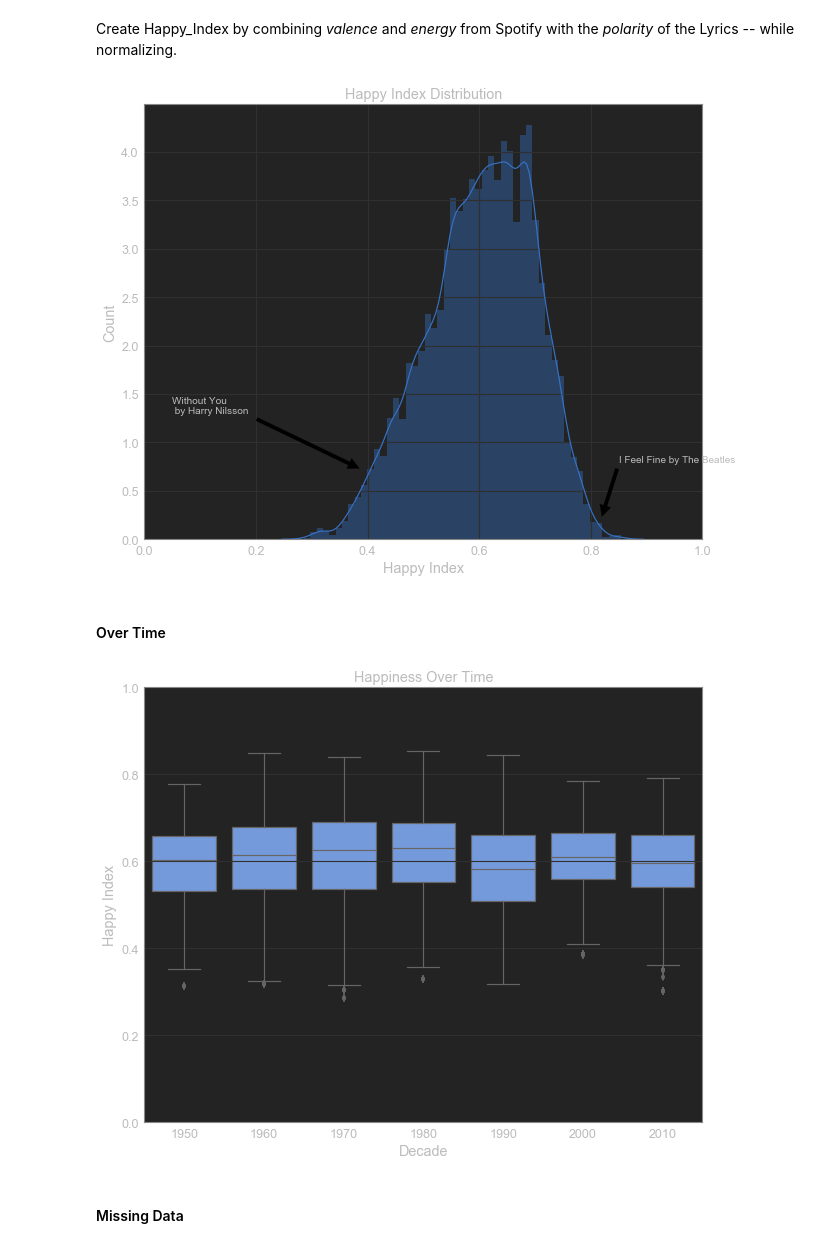
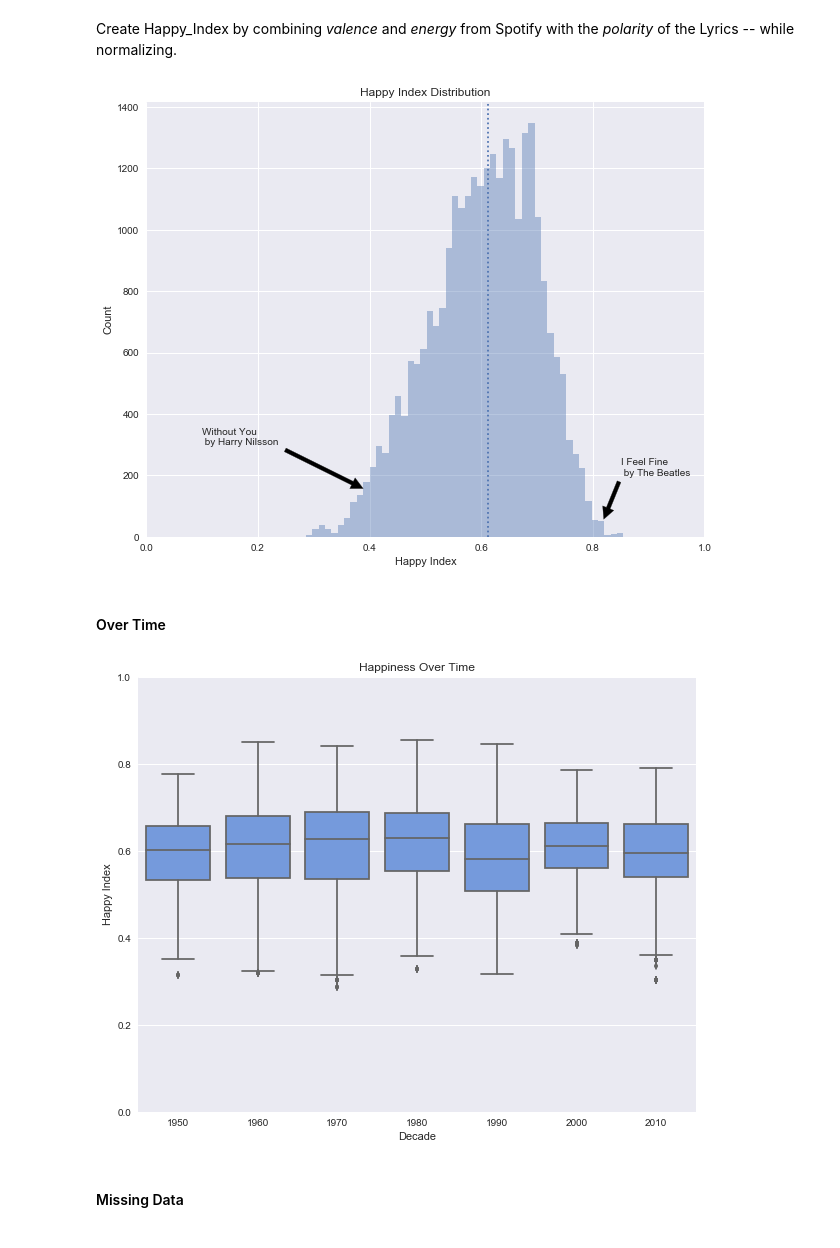
Before and after one commit to akraemer007/what_exactly_are_we_turning_down_for_again, a Jupyter notebook: EDA/eda.ipynb, the cells around one changed output. Saved outputs shown, nothing was run; the diff lists cells and outputs as text; code cells hidden in the pictures.

```diff
--- a/EDA/eda.ipynb
+++ b/EDA/eda.ipynb
@@ -5,7 +5,7 @@ import matplotlib
 import matplotlib.pyplot as plt
 from jupyterthemes import jtplot
 import seaborn as sns
-# sns.set(color_codes = True)
+sns.set(color_codes = True)
 %matplotlib inline
 matplotlib.rcParams['figure.figsize'] = (10, 8)
 # %%
@@ -152,6 +181,7 @@ df['euclidean_dist'] = euclidean_distances(coord, [[0, 0]])
 
 df['euc_dist_normed'] = df['euclidean_dist'] / (2**(1/2)) # euclidian dist between (0,0) & (1,1)
 df['happy_index'] = (df['euc_dist_normed'] + df['polarity'])/2
+df['happy_flag'] = np.where(df['happy_index'] > .5, 1, 0)
 # %%
 # quick_filter(df, (df['happy_index'] < .4))
 # Without You \n by Harry Nilsson 0.396429
@@ -159,22 +189,25 @@ df['happy_index'] = (df['euc_dist_normed'] + df['polarity'])/2
 # quick_filter(df, (df['happy_index'] > .8))
 # I Feel Fine by The Beatles  0.817876
 # %%
-sns.distplot(df['happy_index']) #kde = False
+sns.distplot(df['happy_index'], kde = False)
 plt.title('Happy Index Distribution')
 plt.xlabel('Happy Index')
 plt.ylabel('Count')
 plt.xlim(0, 1)
+plt.axvline(x = df['happy_index'].median(), ls = 'dotted') # add vertical line for the median
+
 plt.annotate('Without You \n by Harry Nilsson',
-             xy=(0.396429, 0.7),
-             xytext = (.05, 1.3),
+             xy=(0.396429, 150),
+             xytext = (.1, 300),
              arrowprops=dict(facecolor='black', shrink=0.05))
-plt.annotate("I Feel Fine by The Beatles",
-             xy=(0.817876,.2),
-             xytext = (.85, .8),
+
+plt.annotate("I Feel Fine \n by The Beatles",
+             xy=(0.817876,50),
+             xytext = (.85, 200),
              arrowprops=dict(facecolor='black', shrink=0.05))
 plt.show()
 # %% [output]
-[figure, old version]
+[figure, new version]
 # %% [markdown]
 #### Over Time
 # %%
@@ -186,7 +219,7 @@ plt.ylabel('Happy Index')
 plt.ylim(0, 1)
 plt.show()
 # %% [output]
-[figure, old version]
+[figure, new version]
 # %% [markdown]
 #### Missing Data
 # %%
```
Also changed, not shown: parts of 17 cells of this notebook, 2 other files.
